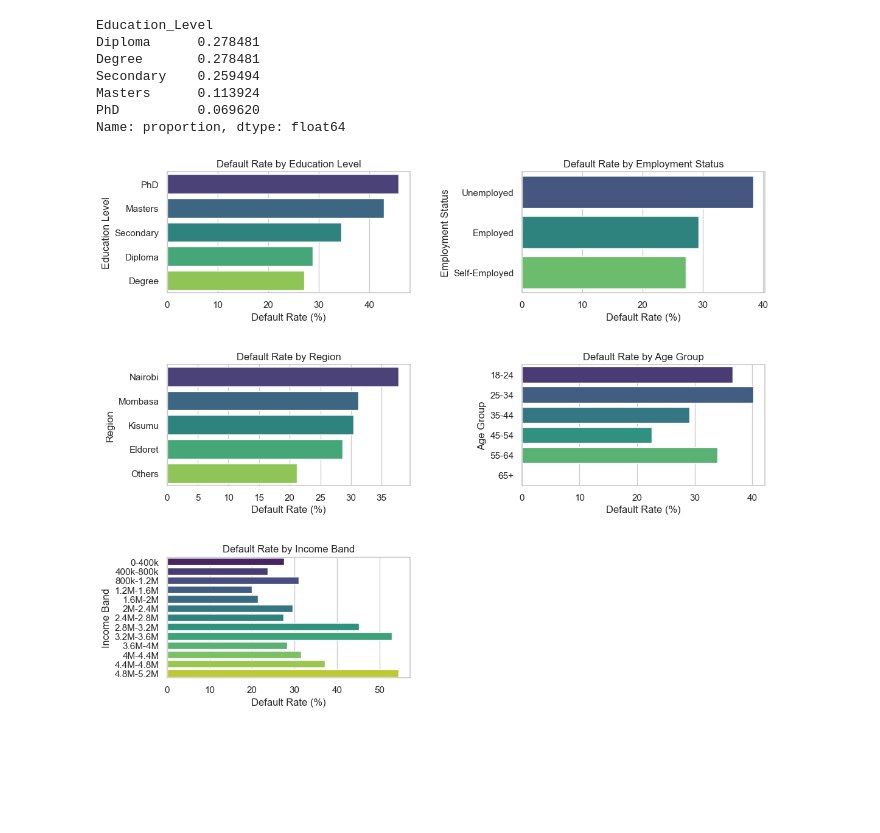
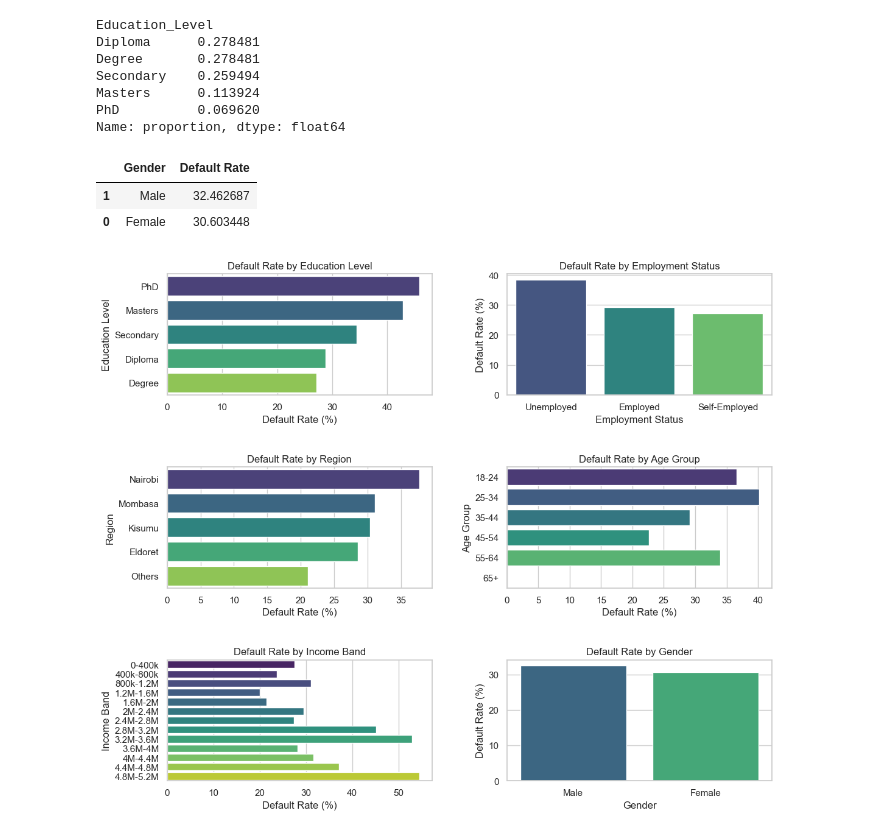
Before and after one commit to mut-rogers/Loan-Default-Analysis, a Jupyter notebook: solution.ipynb, the cells around one changed output. Saved outputs shown, nothing was run; the diff lists cells and outputs as text; code cells hidden in the pictures; blank space fills up the shorter version.

Commit message:
q1 - updated gender segmentation

```diff
--- a/solution.ipynb
+++ b/solution.ipynb
@@ -227,6 +227,18 @@ loan_default_by_income_band = loan_data_df.groupby("Income_Band").Default_Status
 loan_default_by_income_band.columns = ['Income Band', 'Default Rate']
 
 loan_default_by_income_band["Default Rate"] = loan_default_by_income_band["Default Rate"] * 100
+# %%
+# Default rate by gender
+
+default_rate_by_gender = loan_data_df.groupby("Gender").Default_Status.mean().reset_index().sort_values(by="Default_Status", ascending=False)
+
+default_rate_by_gender.columns = ["Gender", "Default Rate"]
+
+default_rate_by_gender["Default Rate"] = default_rate_by_gender["Default Rate"] * 100
+# %% [output]
+|  | Gender | Default Rate |
+| 1 | Male | 32.462687 |
+| 0 | Female | 30.603448 |
 # %%
 # Visualizing default rates by different segments
 
@@ -240,35 +252,40 @@ ax[0,0].set_title("Default Rate by Education Level")
 ax[0,0].set_xlabel("Default Rate (%)")
 
 # Default rate by employment status
-sns.barplot(default_rate_by_employment_status, x="Default Rate", y="Employment Status", palette="viridis", ax=ax[0,1])
+sns.barplot(default_rate_by_employment_status, x="Employment Status", y="Default Rate", palette="viridis", ax=ax[0,1])
 
 ax[0,1].set_title("Default Rate by Employment Status")
 
-ax[0,1].set_xlabel("Default Rate (%)")
+ax[0,1].set_ylabel("Default Rate (%)")
 
 # Default rate by region
 sns.barplot(default_rate_by_region, x="Default Rate", y="Region", palette="viridis", ax=ax[1,0])
 
 ax[1,0].set_title("Default Rate by Region")
 
 ax[1,0].set_xlabel("Default Rate (%)")
 
 # Default rate by age group
 sns.barplot(default_rate_by_age_group, x="Default Rate", y="Age Group", palette="viridis", ax=ax[1,1])
 
 ax[1,1].set_title("Default Rate by Age Group")
 
 ax[1,1].set_xlabel("Default Rate (%)")
 
 
 # Default rate by income band
 sns.barplot(loan_default_by_income_band, x="Default Rate", y="Income Band", palette="viridis", ax=ax[2,0])
 
 ax[2,0].set_title("Default Rate by Income Band")
 
 ax[2,0].set_xlabel("Default Rate (%)")
 
+
+# Default rate by gender
+sns.barplot(default_rate_by_gender, x="Gender", y="Default Rate", palette="viridis", ax=ax[2,1])
+ax[2,1].set_title("Default Rate by Gender")
+ax[2,1].set_ylabel("Default Rate (%)")
+
 plt.tight_layout(pad=3.0) # Increasing padding space for the subplots
-fig.delaxes(ax[2,1]) # Remove the empty subplot
 # %% [output]
-[figure, old version]
+[figure, new version]
```
